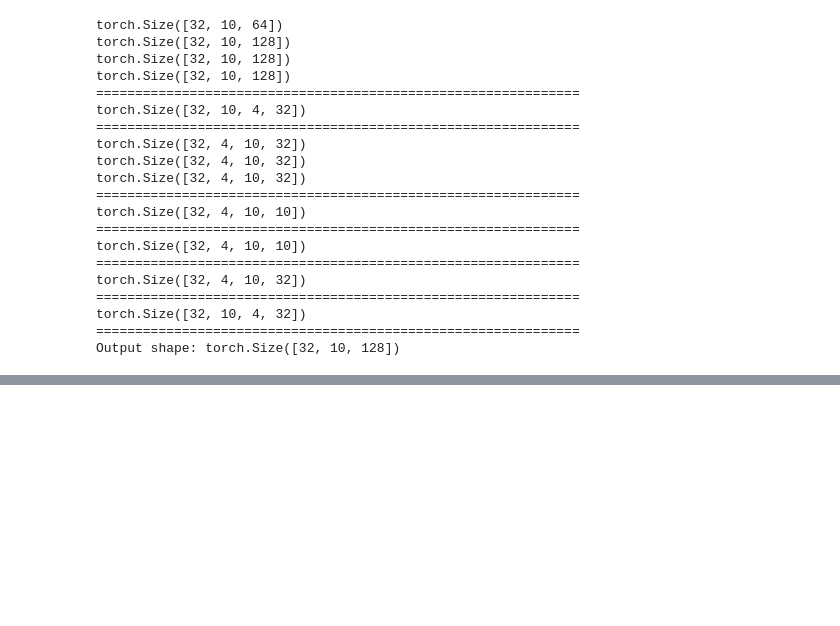
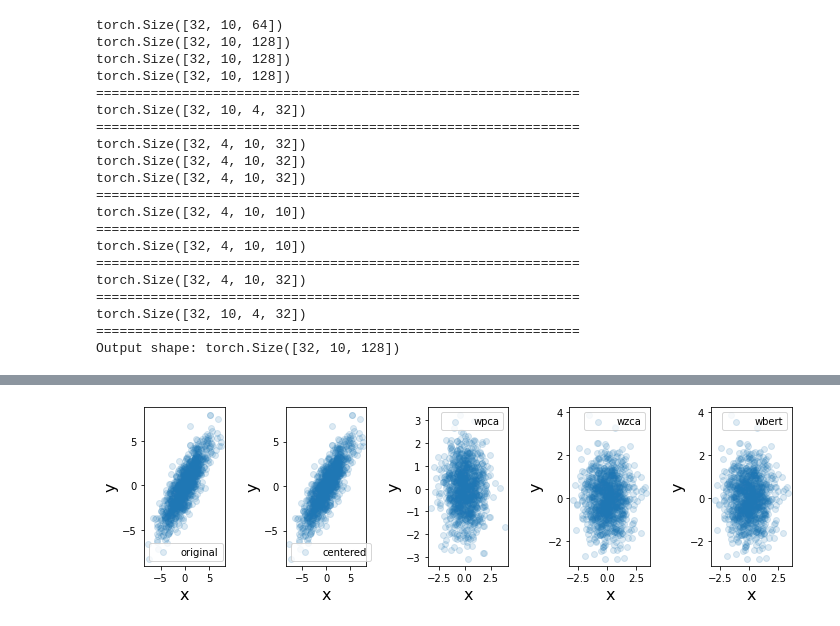
Before and after one commit to andre-arc/LC-BERT, a Jupyter notebook: vector_visualization.ipynb, the cells around one changed output, grey strips where cells are left out. Drawn from its saved outputs; the diff is of its cells as text; code cells hidden in the pictures; blank space fills up the shorter version.

```diff
--- a/vector_visualization.ipynb
+++ b/vector_visualization.ipynb
@@ -781,0 +969,92 @@ w = 10
+# %%
+# Import libraries
+import numpy as np
+import matplotlib.pyplot as plt
+from scipy import linalg
+
+# Create data
+np.random.seed(1)
+mu = [0,0]
+sigma = [[6,5], [5,6]]
+n = 1000
+x = np.random.multivariate_normal(mu, sigma, size=n)
+print('x.shape:', x.shape, '\n')
+
+# Zero center data
+xc = x - np.mean(x, axis=0)
+print(xc.shape)
+xc = xc.T
+print('xc.shape:', xc.shape, '\n')
+
+# Calculate Covariance matrix
+# Note: 'rowvar=True' because each row is considered as a feature
+# Note: 'bias=True' to divide the sum of squared variances by 'n' instead of 'n-1'
+xcov = np.cov(xc, rowvar=True, bias=True)
+print
+
+# Calculate Eigenvalues and Eigenvectors
+w, v = linalg.eig(xcov) # .eigh()
+# Note: Use w.real.round(4) to (1) remove 'j' notation to real, (2) round to '4' significant digits
+print("Eigenvalues:\n", w.real.round(4), '\n')
+print("Eigenvectors:\n", v, '\n')
+
+# Calculate inverse square root of Eigenvalues
+# Optional: Add '.1e5' to avoid division errors if needed
+# Create a diagonal matrix
+diagw = np.diag(1/(w**0.5)) # or np.diag(1/((w+.1e-5)**0.5))
+diagw = diagw.real.round(4) #convert to real and round off
+print("Diagonal matrix for inverse square root of Eigenvalues:\n", diagw, '\n')
+
+# Calculate Rotation (optional)
+# Note: To see how data can be rotated
+xrot = np.dot(v, xc)
+
+# Whitening transform using PCA (Principal Component Analysis)
+wpca = np.dot(np.dot(diagw, v.T), xc)
+
+# Whitening transform using ZCA (Zero Component Analysis)
+wzca = np.dot(np.dot(np.dot(v, diagw), v.T), xc)
+
+# calculate Single Value Decomposition
+u, s, vh = np.linalg.svd(xcov)
+
+# Whitening transform using Bert-whitening (J.su)
+wbert = np.dot(u, np.diag(s**0.5))
+wbert = np.linalg.inv(wbert.T)
+
+
+fig = plt.figure(figsize=(10,3))
+
+plt.subplot(1,5,1)
+plt.scatter(x[:,0], x[:,1], label='original', alpha=0.15)
+plt.xlabel('x', fontsize=16)
+plt.ylabel('y', fontsize=16)
+plt.legend()
+
+plt.subplot(1,5,2)
+plt.scatter(xc[0,:], xc[1,:], label='centered', alpha=0.15)
+plt.xlabel('x', fontsize=16)
+plt.ylabel('y', fontsize=16)
+plt.legend()
+
+plt.subplot(1,5,3)
+plt.scatter(wpca[0,:], wpca[1,:], label='wpca', alpha=0.15)
+plt.xlabel('x', fontsize=16)
+plt.ylabel('y', fontsize=16)
+plt.legend()
+
+plt.subplot(1,5,4)
+plt.scatter(wzca[0,:], wzca[1,:], label='wzca', alpha=0.15)
+plt.xlabel('x', fontsize=16)
+plt.ylabel('y', fontsize=16)
+plt.legend()
+
+plt.subplot(1,5,5)
+plt.scatter(wzca[0,:], wzca[1,:], label='wbert', alpha=0.15)
+plt.xlabel('x', fontsize=16)
+plt.ylabel('y', fontsize=16)
+plt.legend()
+
+plt.tight_layout()
+plt.savefig('whiten_2.png', dpi=300)
+# %% [output]
@@ -781,0 +1076 @@ w = 10
+[figure, added]
```
Also changed, not shown: parts of 8 cells of this notebook, 8 other files.
